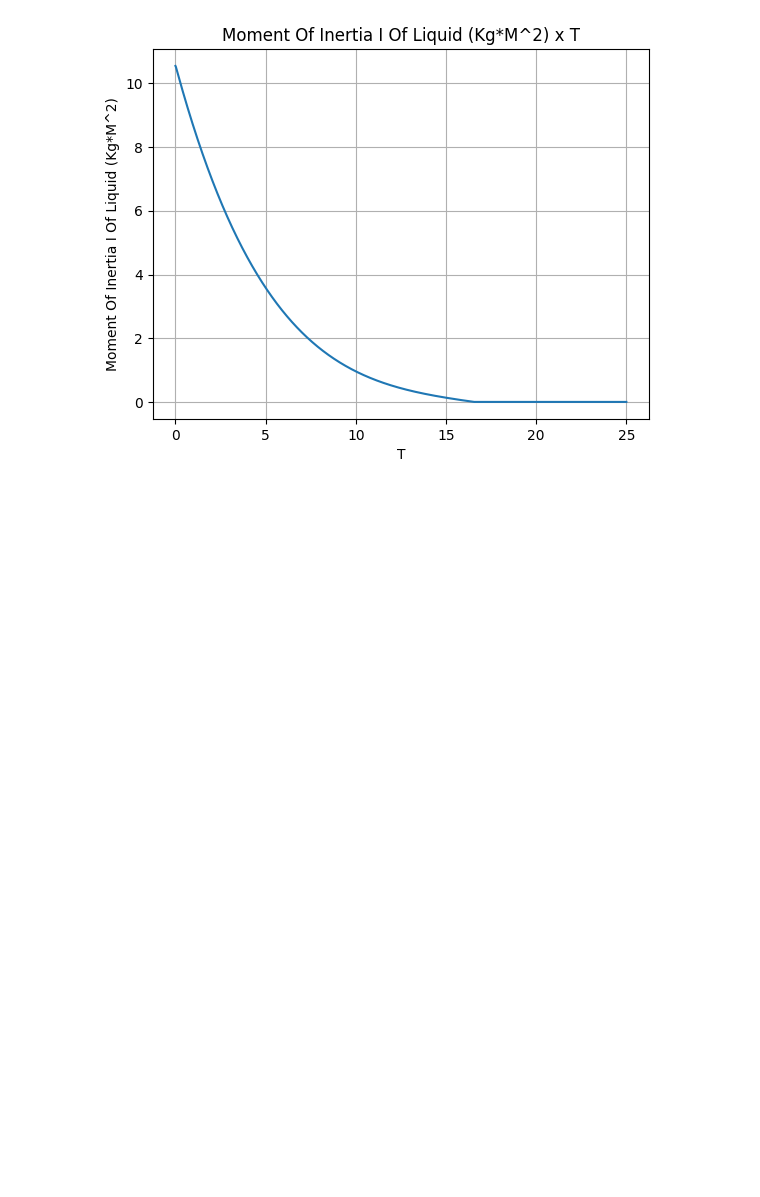
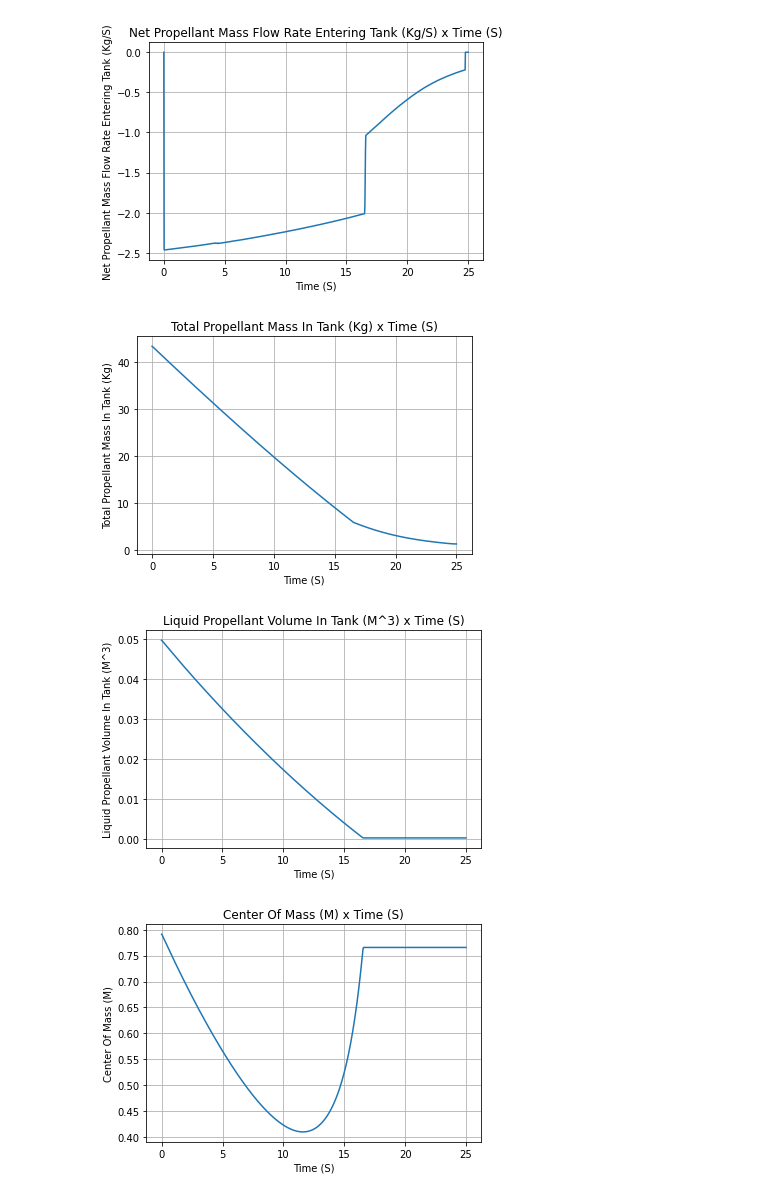
Before and after one commit to RocketPy-Team/RocketPy, a Jupyter notebook: docs/notebooks/tank_class_usage.ipynb, the cells around one changed output. Cells and saved outputs as stored; diff of their text form; code cells hidden in the pictures; blank space fills up the shorter version.

Commit message:
ENH: convert Tank.centerOfMass and inertiaTensor to Function

```diff
--- a/docs/notebooks/tank_class_usage.ipynb
+++ b/docs/notebooks/tank_class_usage.ipynb
@@ -38,8 +22,11 @@ Function(
-# %%
-inertiaI = Function(lambda t: N2O_flow_tank.inertiaTensor(t)[0])
-inertiaZ = Function(lambda t: N2O_flow_tank.inertiaTensor(t)[1])
-
-inertiaI.setOutputs("Moment of Inertia I of Liquid (kg*m^2)")
-inertiaI.plot(0, 25)
-# %% [output]
-[figure, removed]
+# %%
+N2O_flow_tank.netMassFlowRate.plot(0, 25)
+N2O_flow_tank.mass.plot(0, 25)
+N2O_flow_tank.liquidVolume.plot(0, 25)
+N2O_flow_tank.centerOfMass.plot(0, 25)
+N2O_flow_tank.inertiaTensor.plot(0, 25)
+# %% [output]
+[figure, added]
+[figure, added]
+[figure, added]
+[figure, added]
```
Also changed, not shown: parts of 4 cells of this notebook, 1 other file.
